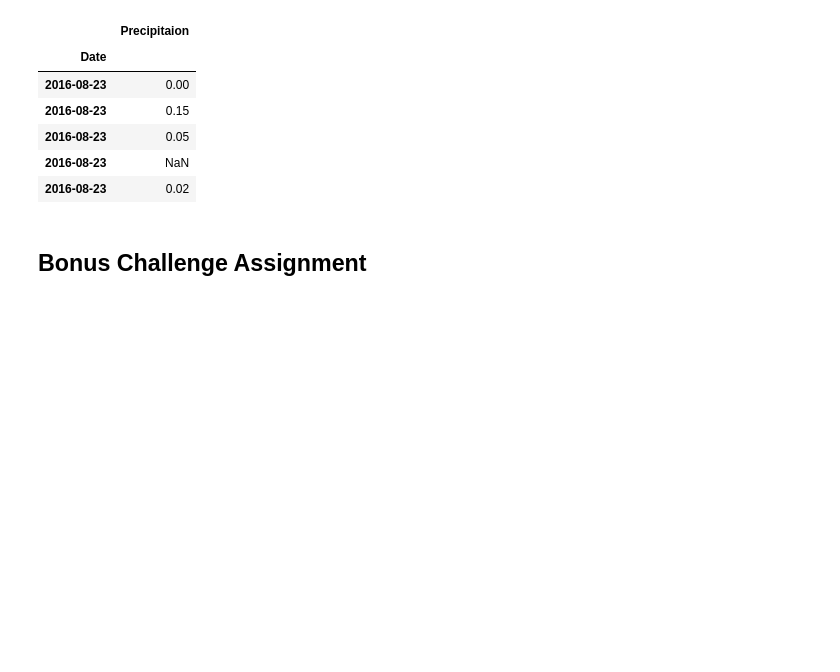
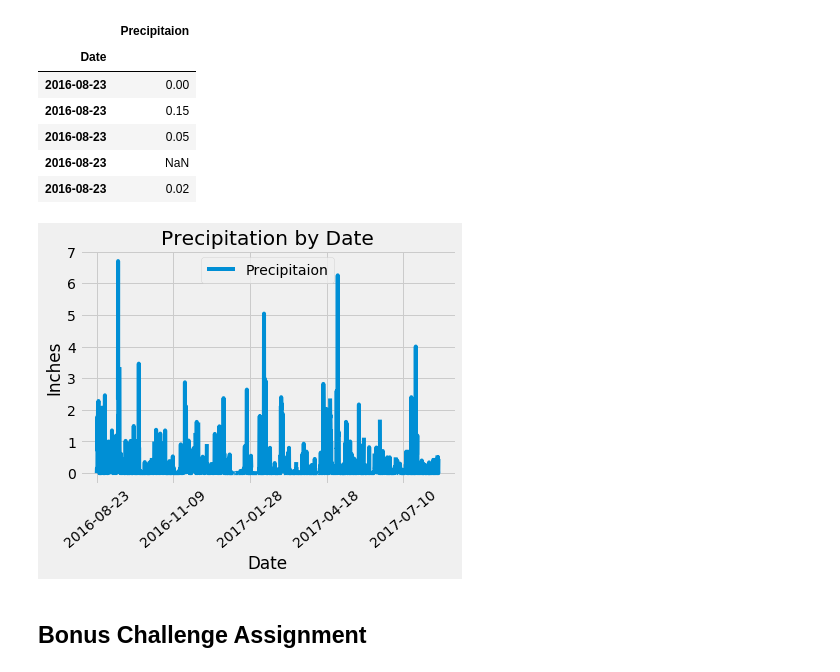
Before and after one commit to tracygoznikar/SQLAlchemy-Challenge, a Jupyter notebook: climate_starter.ipynb, the cells around one changed output. Cells and saved outputs as stored; diff of their text form; code cells hidden in the pictures; blank space fills up the shorter version.

```diff
--- a/climate_starter.ipynb
+++ b/climate_starter.ipynb
@@ -126,10 +126,13 @@ prcp_date_df.head()
 | 2016-08-23 | 0.02 |
 # %%
 # Use Pandas Plotting with Matplotlib to plot the data
-prcp_date_df.plot
+prcp_date_df.plot(rot=40)
 plt.xlabel('Date')
 plt.ylabel('Inches')
-plt.title ()
+plt.title ('Precipitation by Date')
+plt.show()
+# %% [output]
+[figure, added]
 # %%
 # Use Pandas to calcualte the summary statistics for the precipitation data
 # %%
```
